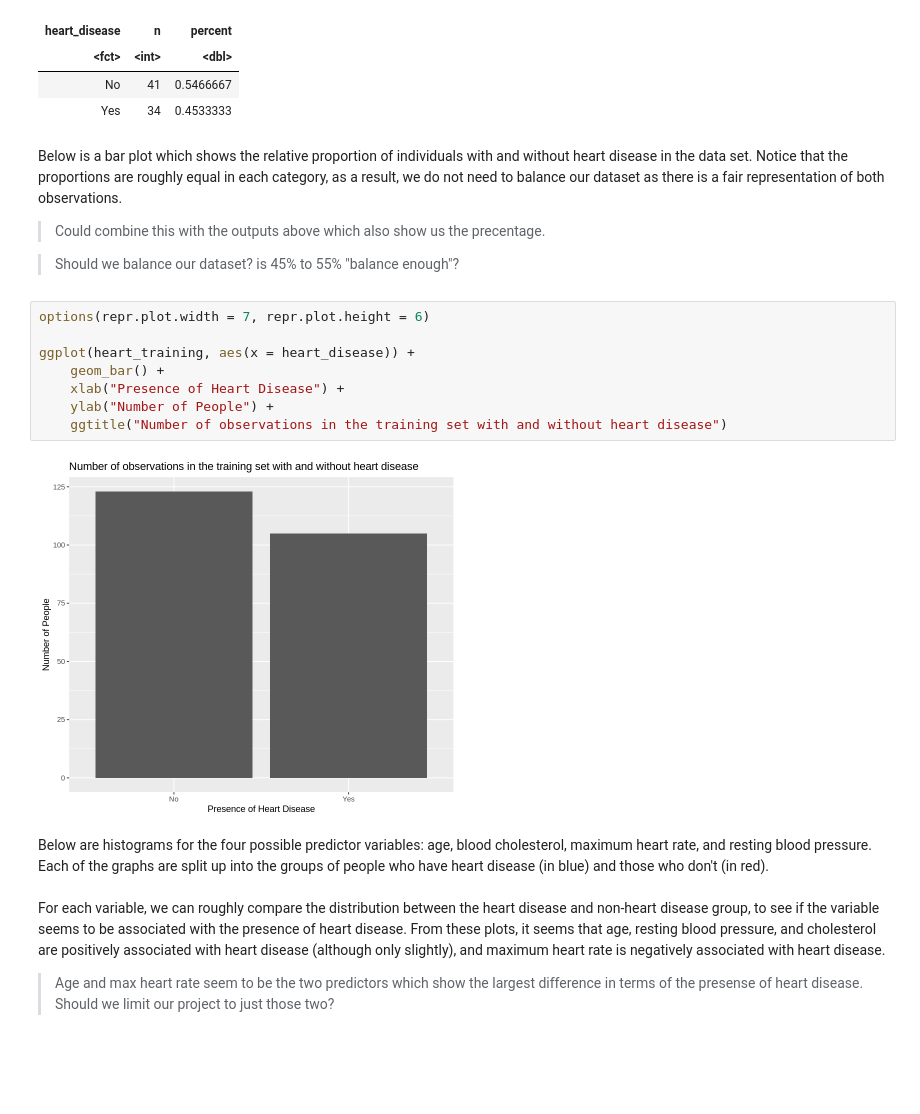
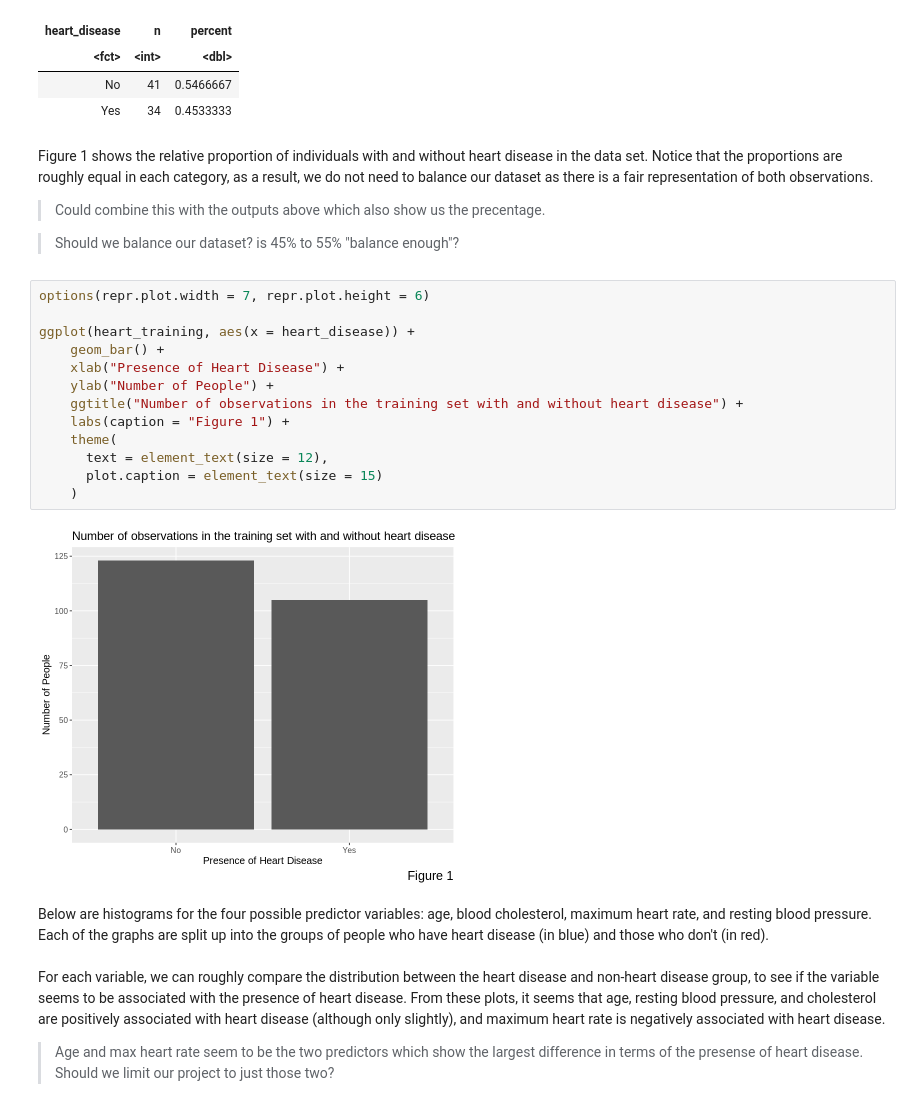
Before and after one commit to CameronGeisler/dsci-project, a Jupyter notebook: project.ipynb, the cells around one changed output. Saved outputs shown, nothing was run; the diff lists cells and outputs as text; blank space fills up the shorter version.

```diff
--- a/project.ipynb
+++ b/project.ipynb
@@ -111,20 +111,25 @@ A tibble: 2 × 3
 | No | 41 | 0.5466667 |
 | Yes | 34 | 0.4533333 |
 # %% [markdown]
-Below is a bar plot which shows the relative proportion of individuals with and without heart disease in the data set. Notice that the proportions are roughly equal in each category, as a result, we do not need to balance our dataset as there is a fair representation of both observations.
+Figure 1 shows the relative proportion of individuals with and without heart disease in the data set. Notice that the proportions are roughly equal in each category, as a result, we do not need to balance our dataset as there is a fair representation of both observations.
 > Could combine this with the outputs above which also show us the precentage.
 
 > Should we balance our dataset? is 45% to 55% "balance enough"?
 # %%
 options(repr.plot.width = 7, repr.plot.height = 6)
 
 ggplot(heart_training, aes(x = heart_disease)) +
     geom_bar() +
     xlab("Presence of Heart Disease") +
     ylab("Number of People") +
-    ggtitle("Number of observations in the training set with and without heart disease")
+    ggtitle("Number of observations in the training set with and without heart disease") +
+    labs(caption = "Figure 1") +
+    theme(
+      text = element_text(size = 12),
+      plot.caption = element_text(size = 15)
+    )
 # %% [output]
-[figure, old version]
+[figure, new version]
 # %% [markdown]
 Below are histograms for the four possible predictor variables: age, blood cholesterol, maximum heart rate, and resting blood pressure. Each of the graphs are split up into the groups of people who have heart disease (in blue) and those who don't (in red).
 <br><br>
```
Also changed, not shown: parts of 5 cells of this notebook.
